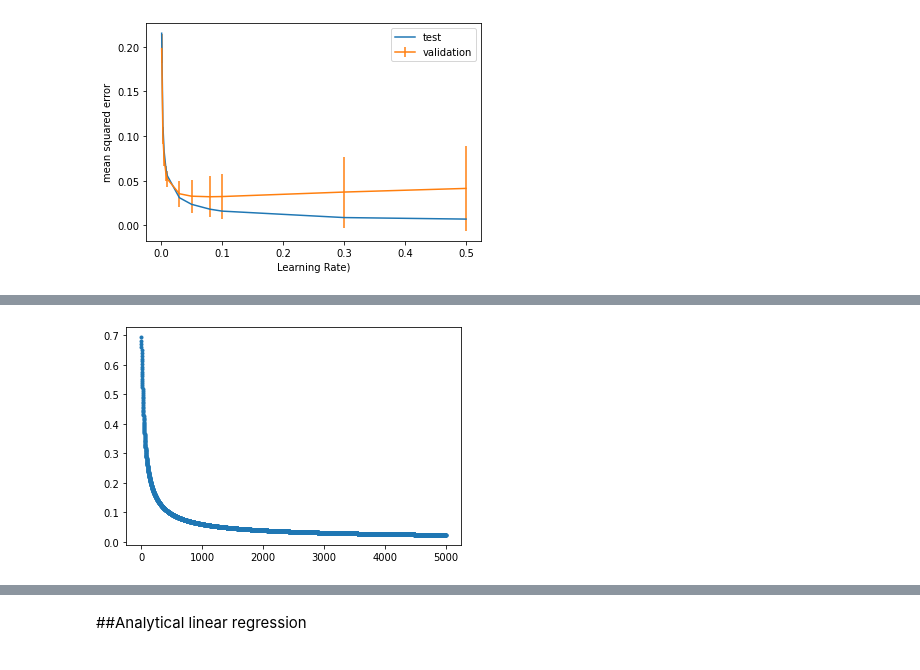
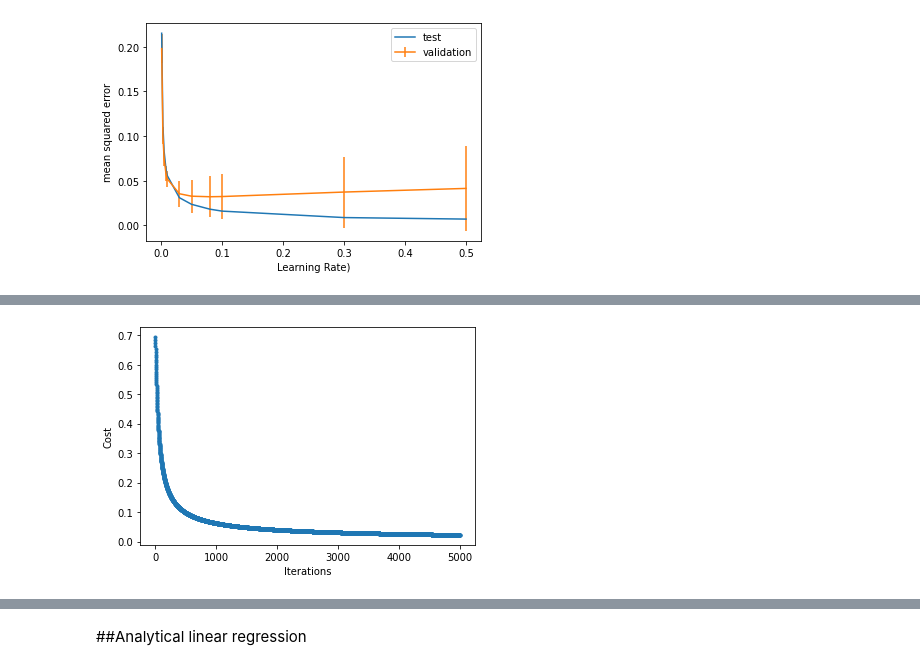
Before and after one commit to VenissaCarolQuadros/COMP551, a Jupyter notebook: COMP551_A1.ipynb, the cells around one changed output, grey strips where cells are left out. Drawn from its saved outputs; the diff is of its cells as text; code cells hidden in the pictures.

```diff
--- a/COMP551_A1.ipynb
+++ b/COMP551_A1.ipynb
@@ -392,6 +407,9 @@ MSE Cost for test set: 0.03455612621372145
 # %%
 import matplotlib.pyplot as plt
 plt.plot(np.arange(len(optimizer.cost_history)), optimizer.cost_history, '.')
+
+plt.xlabel('Iterations')
+plt.ylabel('Cost')
 plt.show()
 # %% [output]
-[figure, old version]
+[figure, new version]
```
Also changed, not shown: parts of 11 cells of this notebook.
